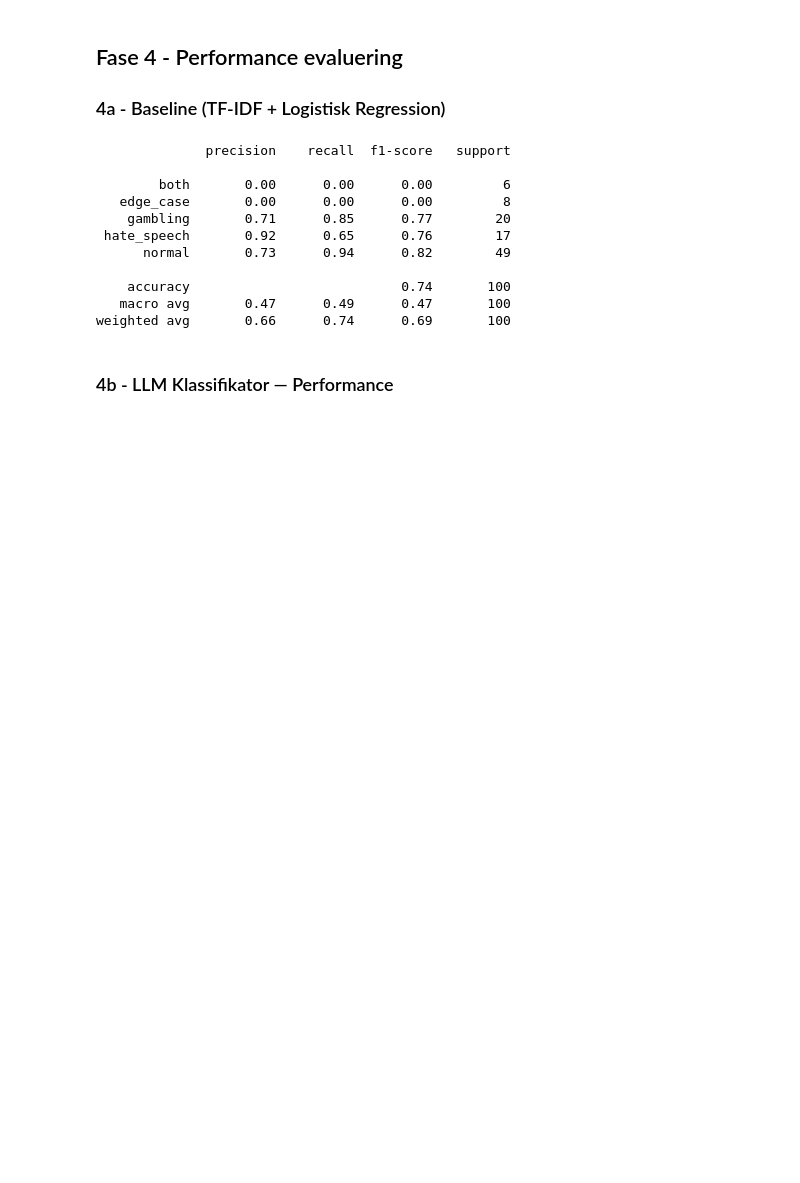
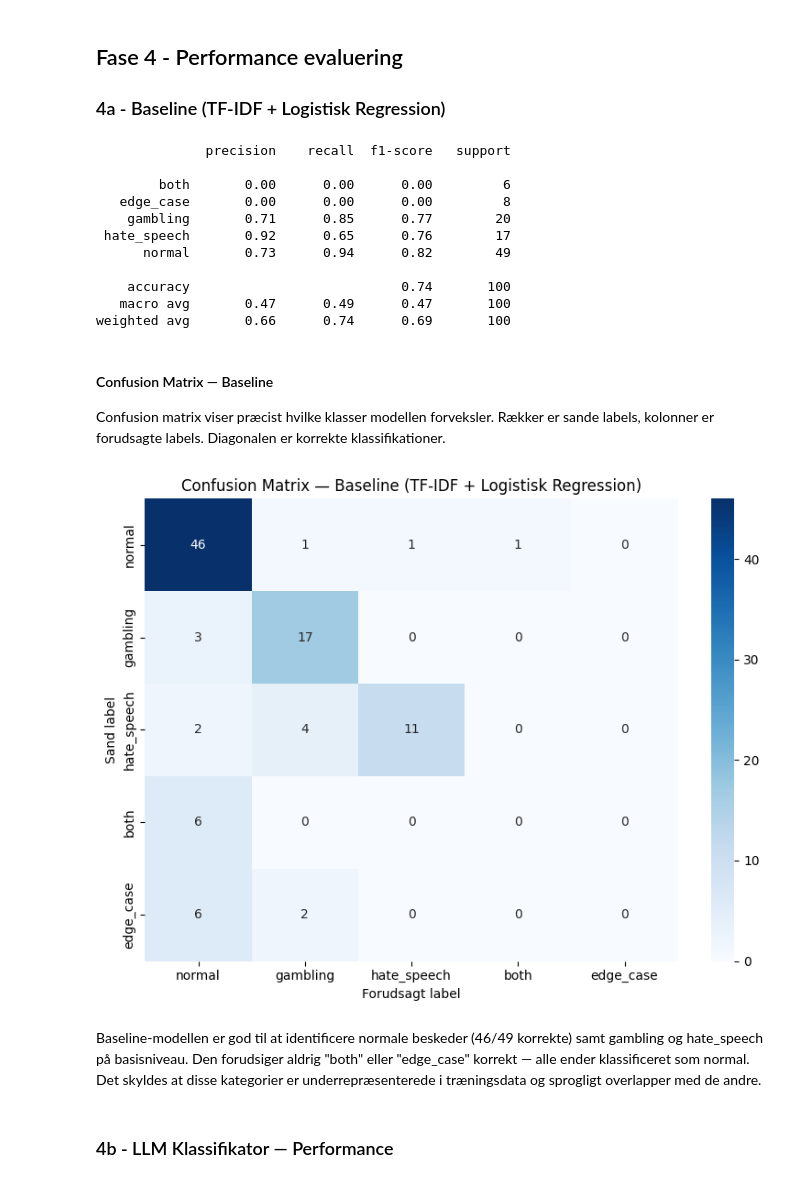
Before and after one commit to carlemil112/chat-moderation-case, a Jupyter notebook: cego_chat_monitoring.ipynb, the cells around one changed output. Drawn from its saved outputs; the diff is of its cells as text; code cells hidden in the pictures; blank space fills up the shorter version.

Commit message:
Tilføjelse af confusion matrices og refleksionsafsnit + bug fixes

```diff
--- a/cego_chat_monitoring.ipynb
+++ b/cego_chat_monitoring.ipynb
@@ -589,6 +587,34 @@ print(classification_report(y_test, y_test_pred))
     accuracy                           0.74       100
    macro avg       0.47      0.49      0.47       100
 weighted avg       0.66      0.74      0.69       100
+# %% [markdown]
+#### Confusion Matrix — Baseline
+
+Confusion matrix viser præcist hvilke klasser modellen forveksler.
+Rækker er sande labels, kolonner er forudsagte labels.
+Diagonalen er korrekte klassifikationer.
+# %%
+import seaborn as sns
+
+cm = confusion_matrix(y_test, y_test_pred, labels=['normal', 'gambling', 'hate_speech', 'both', 'edge_case'])
+
+plt.figure(figsize=(8, 6))
+sns.heatmap(cm, annot=True, fmt='d', cmap='Blues',
+            xticklabels=['normal', 'gambling', 'hate_speech', 'both', 'edge_case'],
+            yticklabels=['normal', 'gambling', 'hate_speech', 'both', 'edge_case'])
+plt.title('Confusion Matrix — Baseline (TF-IDF + Logistisk Regression)')
+plt.ylabel('Sand label')
+plt.xlabel('Forudsagt label')
+plt.tight_layout()
+plt.savefig('confusion_matrix_baseline.png', dpi=150, bbox_inches='tight')
+plt.show()
+# %% [output]
+[figure, added]
+# %% [markdown]
+Baseline-modellen er god til at identificere normale beskeder (46/49 korrekte)
+samt gambling og hate_speech på basisniveau. Den forudsiger aldrig "both" eller
+"edge_case" korrekt — alle ender klassificeret som normal. Det skyldes at disse
+kategorier er underrepræsenterede i træningsdata og sprogligt overlapper med de andre.
 # %% [markdown]
 ### 4b - LLM Klassifikator — Performance
 # %%
```
Also changed, not shown: parts of 7 cells of this notebook, 2 other files.
